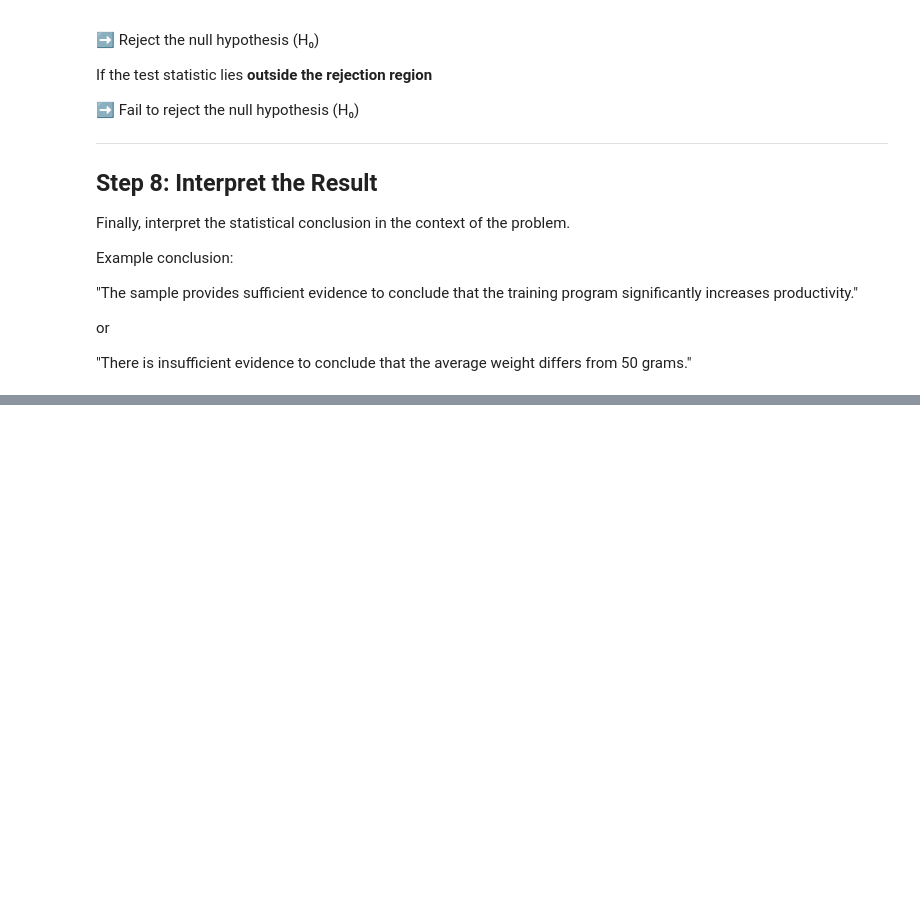
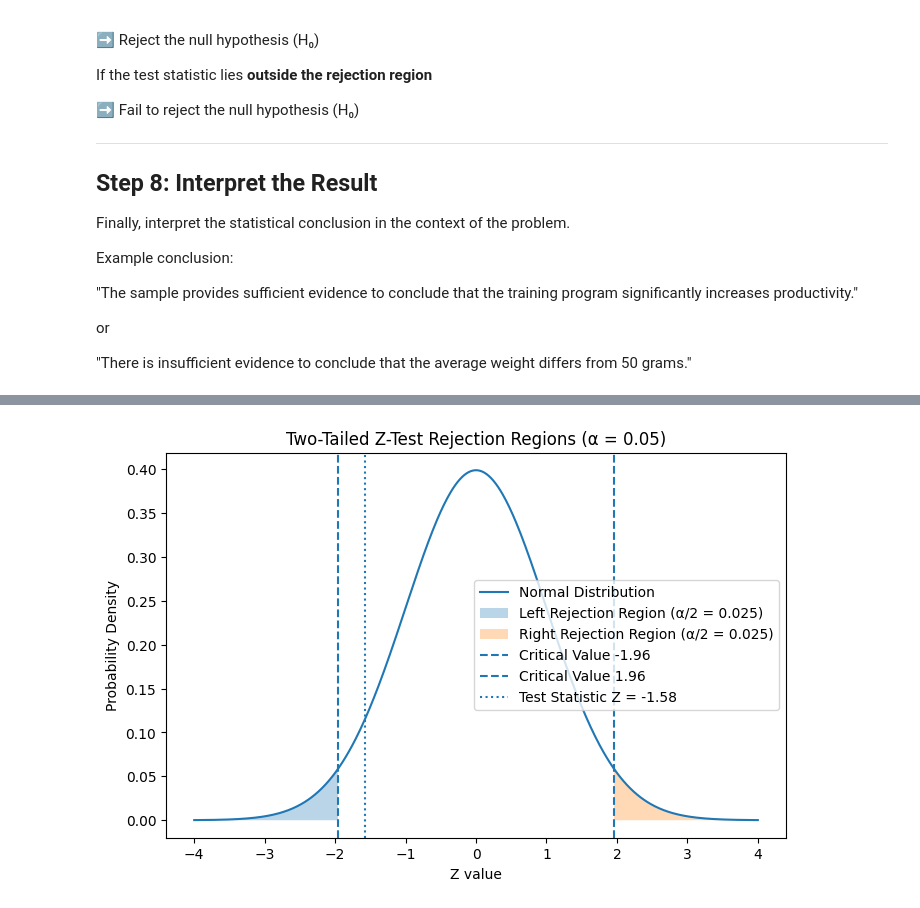
Before and after one commit to mapurva/CodeWorkspace, a Jupyter notebook: Hypothesis_Testing.ipynb, the cells around one changed output, grey strips where cells are left out. Drawn from its saved outputs; the diff is of its cells as text; code cells hidden in the pictures; blank space fills up the shorter version.

```diff
--- a/Hypothesis_Testing.ipynb
+++ b/Hypothesis_Testing.ipynb
@@ -509,0 +833,41 @@ or
+# %%
+import numpy as np
+import matplotlib.pyplot as plt
+from scipy.stats import norm
+
+# Generate Z values
+z = np.linspace(-4, 4, 500)
+y = norm.pdf(z)
+
+# Critical values and test statistic
+z_critical_left = -1.96
+z_critical_right = 1.96
+z_stat = -1.58
+
+plt.figure(figsize=(8,5))
+
+# Plot normal distribution
+plt.plot(z, y, label="Normal Distribution")
+
+# Left rejection region
+z_left = np.linspace(-4, z_critical_left, 200)
+plt.fill_between(z_left, norm.pdf(z_left), alpha=0.3, label="Left Rejection Region (α/2 = 0.025)")
+
+# Right rejection region
+z_right = np.linspace(z_critical_right, 4, 200)
+plt.fill_between(z_right, norm.pdf(z_right), alpha=0.3, label="Right Rejection Region (α/2 = 0.025)")
+
+# Critical value lines
+plt.axvline(z_critical_left, linestyle="--", label="Critical Value -1.96")
+plt.axvline(z_critical_right, linestyle="--", label="Critical Value 1.96")
+
+# Test statistic line
+plt.axvline(z_stat, linestyle=":", label="Test Statistic Z = -1.58")
+
+plt.xlabel("Z value")
+plt.ylabel("Probability Density")
+plt.title("Two-Tailed Z-Test Rejection Regions (α = 0.05)")
+plt.legend()
+plt.show()
+# %% [output]
+[figure, added]
```
Also changed, not shown: parts of 7 cells of this notebook.
